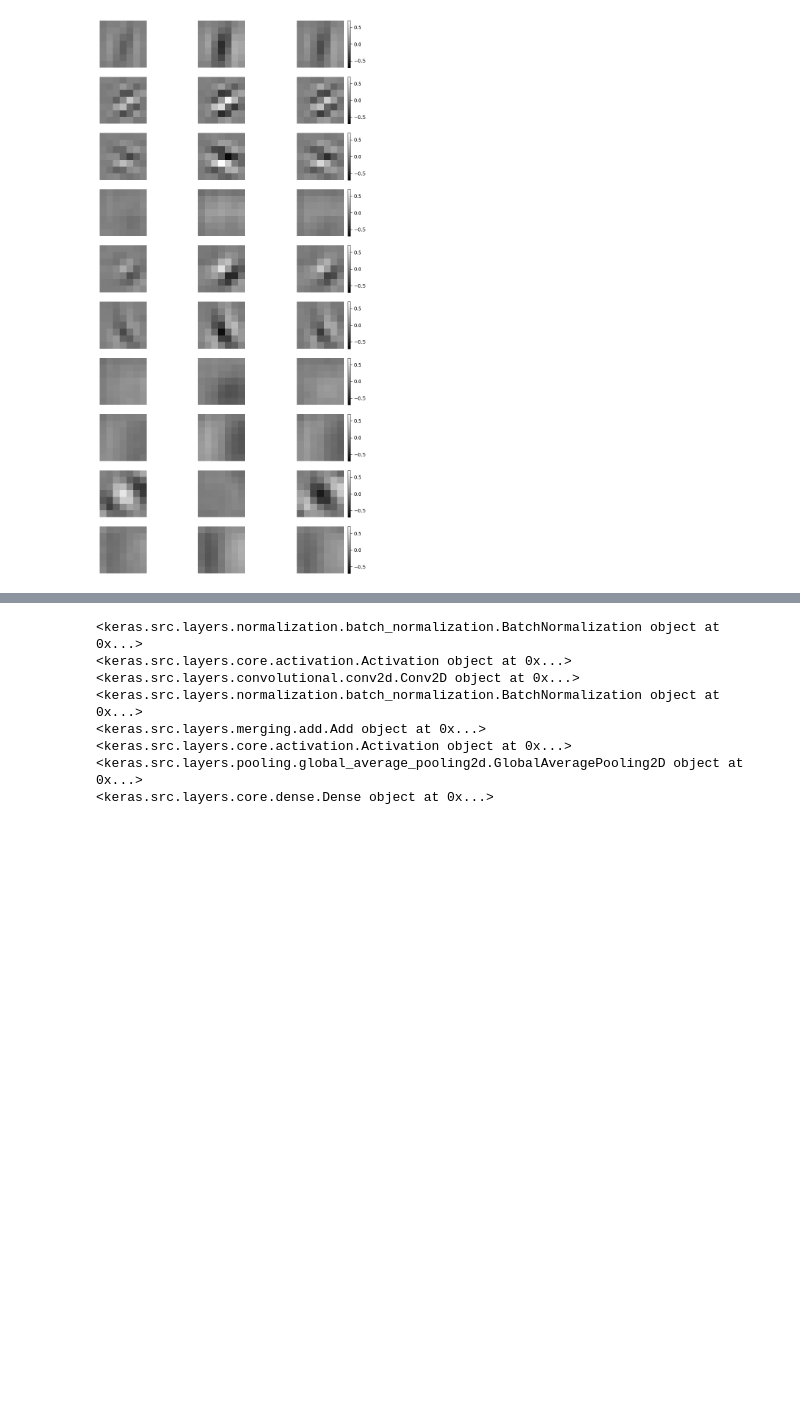
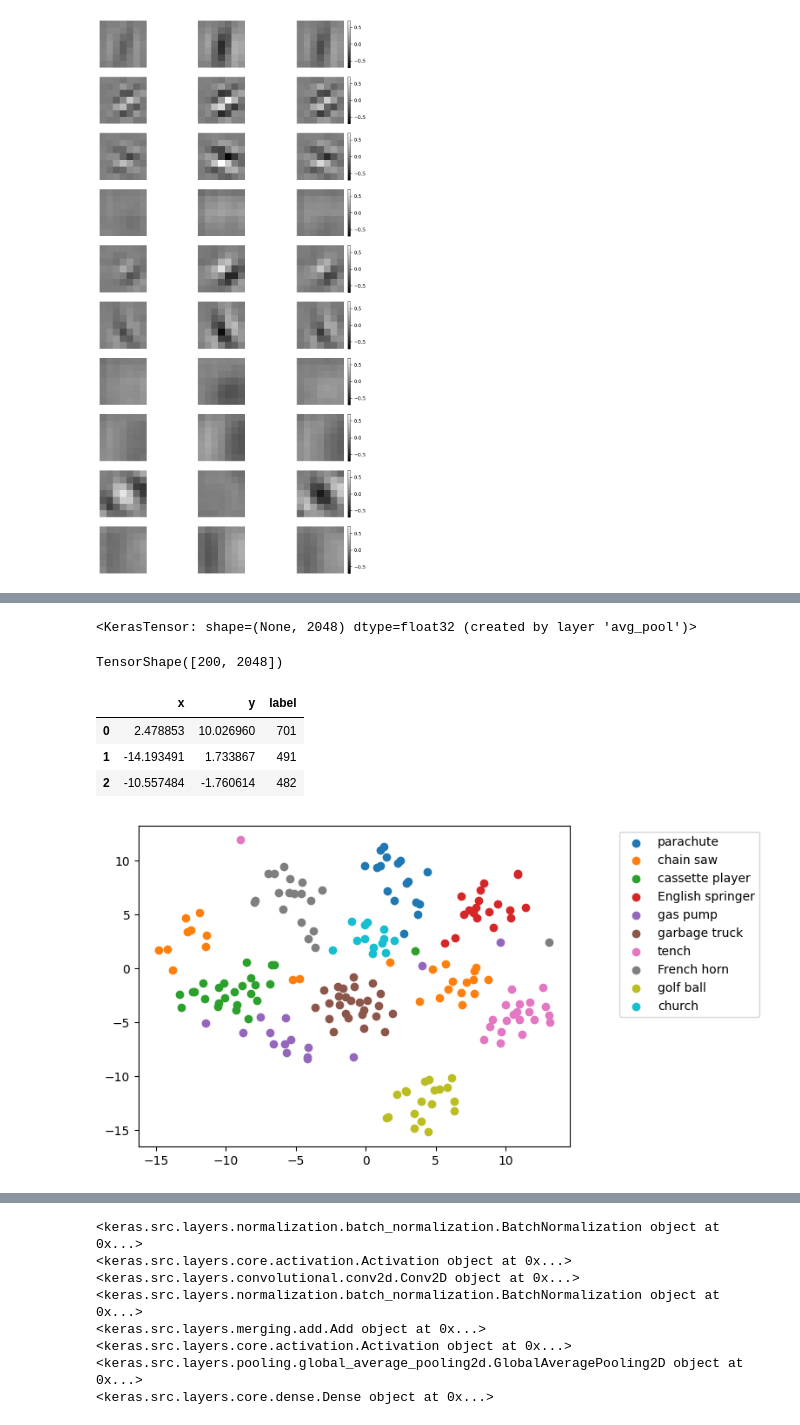
Before and after one commit to dtuleva/DL_23_Lectures_and_Quests, a Jupyter notebook: quest_02_The_Model_Path.ipynb, the cells around one changed output, grey strips where cells are left out. Saved outputs shown, nothing was run; the diff lists cells and outputs as text; code cells hidden in the pictures; blank space fills up the shorter version.

```diff
--- a/quest_02_The_Model_Path.ipynb
+++ b/quest_02_The_Model_Path.ipynb
@@ -272 +289,35 @@ plt.show()
+# %%
+backbone_output = resnet.layers[-2].output
+backbone_output
+# %% [output]
+<KerasTensor: shape=(None, 2048) dtype=float32 (created by layer 'avg_pool')>
+# %%
+# just the feature extractor part
+resnet_backbone = Model(inputs = resnet.inputs, outputs = backbone_output)
+# %%
+for images, labels in imagenette_preprocessed.batch(200).take(1):
+  sample_features = resnet_backbone(images)
+# %%
+sample_features.shape
+# %% [output]
+TensorShape([200, 2048])
+# %%
+tsne = TSNE(n_components=2).fit_transform(sample_features.numpy())
+# %%
+tsne_result = pd.DataFrame({"x": tsne[:, 0], "y": tsne[:, 1], "label": labels })
+tsne_result.head(3)
+# %% [output]
+|  | x | y | label |
+| 0 | 2.478853 | 10.026960 | 701 |
+| 1 | -14.193491 | 1.733867 | 491 |
+| 2 | -10.557484 | -1.760614 | 482 |
+# %%
+for label in tsne_result.label.unique():
+  tsne_result_filtered = tsne_result[tsne_result.label == label]
+  plt.scatter(tsne_result_filtered.x, tsne_result_filtered.y, label = labels_imagenet_dict[label])
+
+plt.legend(bbox_to_anchor=(1.1, 1))
+plt.show()
+# %% [output]
+[figure, added]
 # %% [markdown]
```
Also changed, not shown: parts of 18 cells of this notebook.
